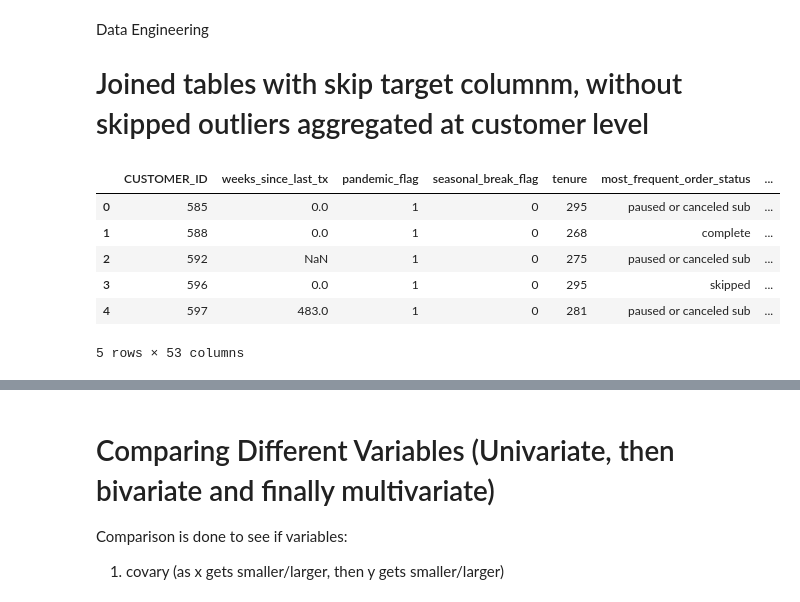
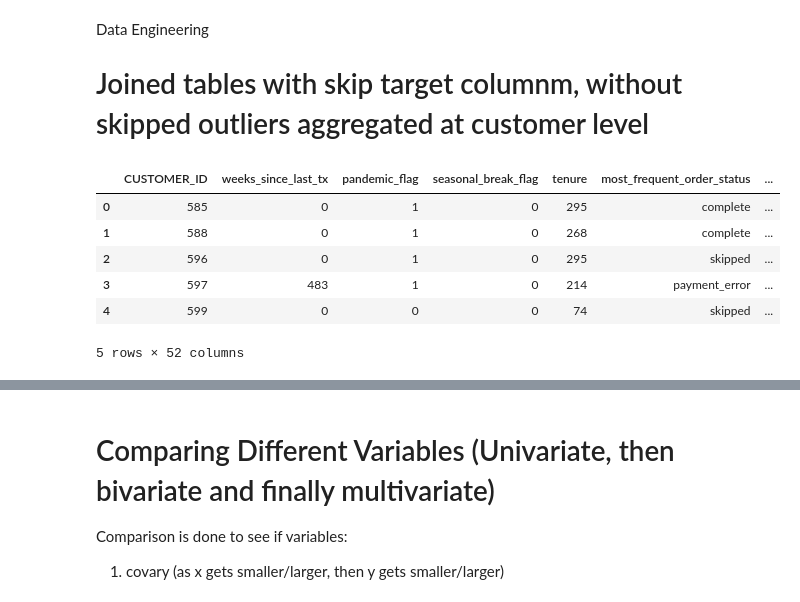
Before and after one commit to mindyng/Take-Homes, a Jupyter notebook: tovala2.ipynb, the cells around one changed output, grey strips where cells are left out. Cells and saved outputs as stored; diff of their text form; code cells hidden in the pictures.

```diff
--- a/tovala2.ipynb
+++ b/tovala2.ipynb
@@ -84,24 +93,24 @@ Data Engineering
 # Joined tables with skip target columnm, without skipped outliers aggregated at customer level
 # %%
 query = """
-with cts_no_outliers as (
+with cts_active_no_outliers as (
 select *
 from customer_term_summary
 where term_start_date not in ('2020-11-23', '2020-12-21', '2021-11-22', '2021-12-20', '2022-11-21', '2022-12-19')
+and subscription_status = 'active'
 )
 
 , last_active as (
 select customer_id
 , MAX(term_start_date) as last_active
-from cts_no_outliers
-where subscription_status = 'active'
+from cts_active_no_outliers
 group by 1
 )
 
 , recency as (
 select distinct t1.customer_id
 , cast(MAX(term_start_date) OVER () as date) - cast(last_active as date) as weeks_since_last_tx
-from cts_no_outliers as t1
+from cts_active_no_outliers as t1
 left join last_active as t2
 on t1.customer_id = t2.customer_id
 )
@@ -113,14 +122,13 @@ select cts.customer_id
 , MODE(case when month(cast(term_start_date as date)) IN (1,11,12) then 1 else 0 end) as seasonal_break_flag
 , MAX(cohort_week_without_holidays) as tenure
 , MODE(case when order_statu IS NULL THEN 'paused or canceled sub' ELSE order_statu end) AS most_frequent_order_status
-, MODE(subscription_status) as most_freq_sub
 , MAX(running_total_fulfilled_order_count) as most_fulfilled_orders
 , AVG(case when last_eight_week_order_count is null then 0 else last_eight_week_order_count end) as eight_wk_window_most_placed_orders
 , AVG(consecutive_skip_count) as avg_consec_skips
 , MAX(running_total_fulfilled_order_count) / MAX(cohort_week_without_holidays) as orders_per_tenure
 , MODE(CASE WHEN order_statu = 'skipped' THEN 1 ELSE 0 END) AS skipped
 
-from cts_no_outliers as cts
+from cts_active_no_outliers as cts
 join recency as r
 ON cts.customer_id = r.customer_id
 group by 1, 2
@@ -132,7 +140,6 @@ select cts_agg.customer_id
 , seasonal_break_flag
 , tenure
 , most_frequent_order_status
-, most_freq_sub
 , most_fulfilled_orders
 , eight_wk_window_most_placed_orders
 , avg_consec_skips
@@ -165,39 +172,39 @@ select cts_agg.customer_id
 , trendsetter
 , deal_seeker
 , recreational_shopper
 , quality_conscious
 , impulse_buyer
 , mainstream_adopter
 , novelty_seeker
 , grocery_delivery_user
 , foodie
 , do_not_mail
 , warehouse_club_membership_prob
 , loyalty_card_prob
 , magazine_purchase_prob
 , fast_food_prob
 , healthy_living_prob
 , status
 , oven_purchase_price
 
 from cts_agg
 left join customer_facts as cf
 on cts_agg.customer_id = cf.customer_id
 left join oven_orders as oo
 on cts_agg.customer_id = oo.customer_id
 order by 1
 """
 
 df = duckdb.query(query).df()
 df.head()
 # %% [output]
 |  | CUSTOMER_ID | weeks_since_last_tx | pandemic_flag | seasonal_break_flag | tenure | most_frequent_order_status | ... |
-| 0 | 585 | 0.0 | 1 | 0 | 295 | paused or canceled sub | ... |
-| 1 | 588 | 0.0 | 1 | 0 | 268 | complete | ... |
-| 2 | 592 | NaN | 1 | 0 | 275 | paused or canceled sub | ... |
-| 3 | 596 | 0.0 | 1 | 0 | 295 | skipped | ... |
-| 4 | 597 | 483.0 | 1 | 0 | 281 | paused or canceled sub | ... |
+| 0 | 585 | 0 | 1 | 0 | 295 | complete | ... |
+| 1 | 588 | 0 | 1 | 0 | 268 | complete | ... |
+| 2 | 596 | 0 | 1 | 0 | 295 | skipped | ... |
+| 3 | 597 | 483 | 1 | 0 | 214 | payment_error | ... |
+| 4 | 599 | 0 | 0 | 0 | 74 | skipped | ... |
-5 rows × 53 columns
+5 rows × 52 columns
 # %%
 # % of nulls
 df.isnull().sum()/len(df) * 100
```
Also changed, not shown: parts of 49 cells of this notebook.
